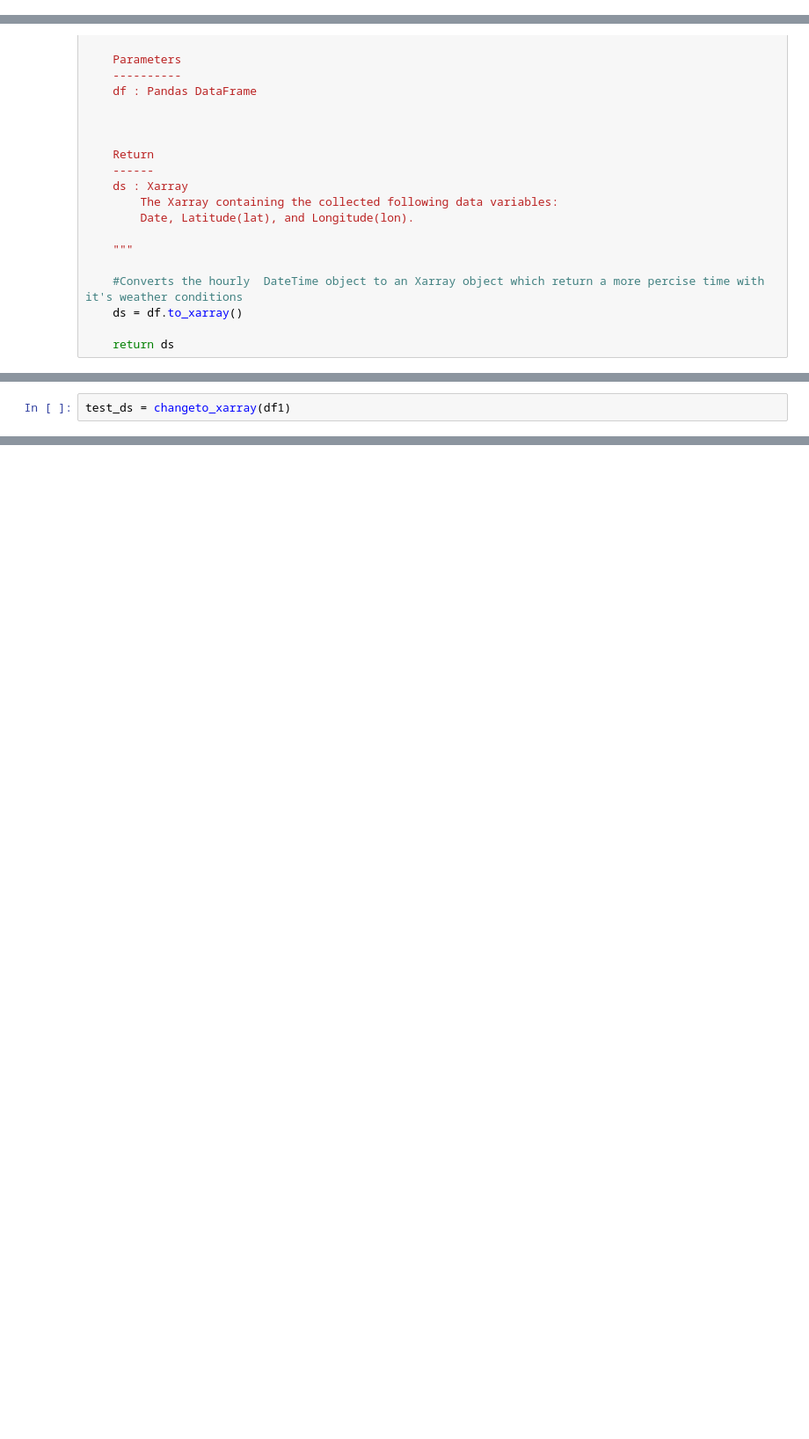
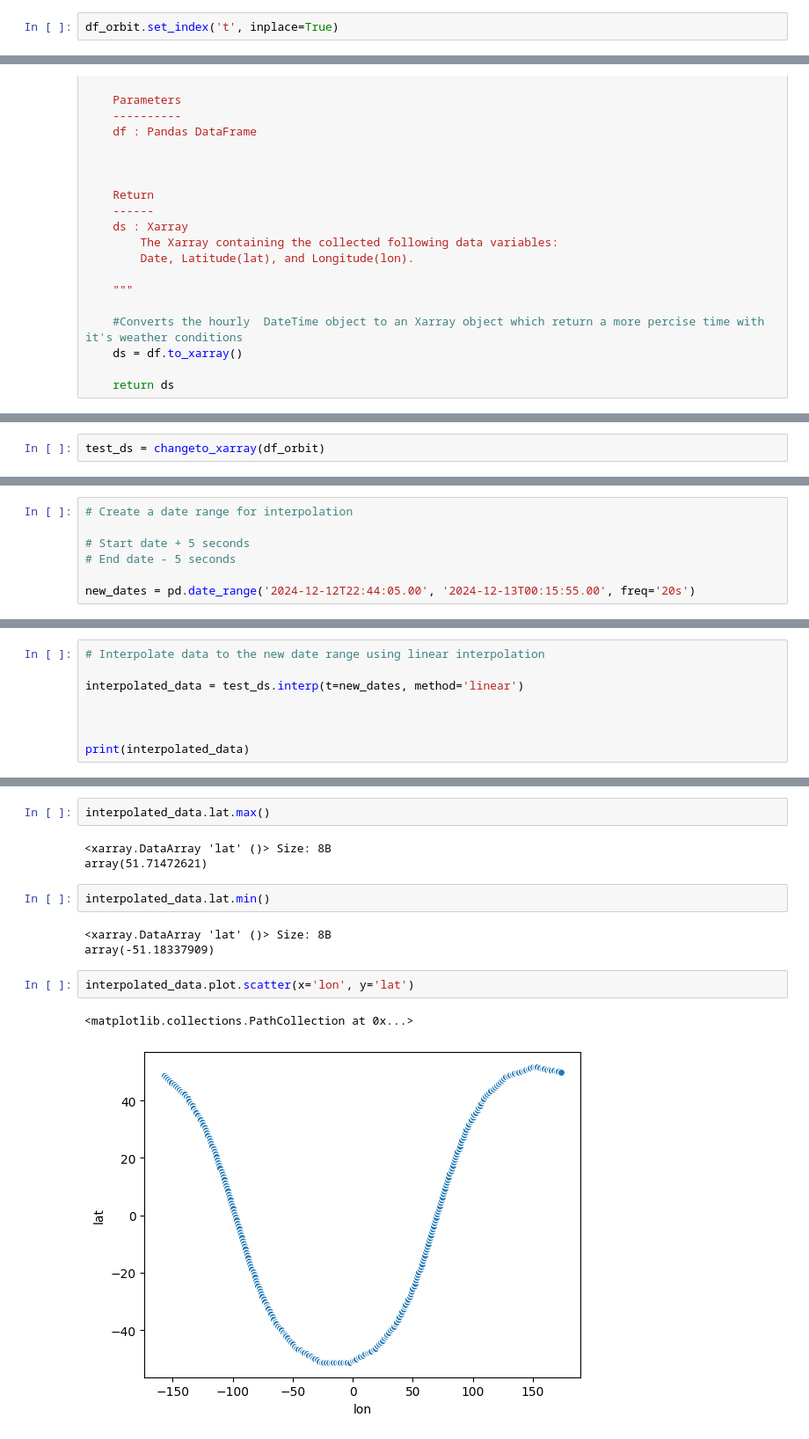
Before and after one commit to khalil-alexander/get_forecast, a Jupyter notebook: FuturePositionISS.ipynb, the cells around one changed output, grey strips where cells are left out. Shown at 88% size. Saved outputs shown, nothing was run; the diff lists cells and outputs as text; blank space fills up the shorter version.

```diff
--- a/FuturePositionISS.ipynb
+++ b/FuturePositionISS.ipynb
@@ -290,0 +315,2 @@ df1
+# %%
+df_orbit.set_index('t', inplace=True)
@@ -421,5 +452,5 @@ df1
 # %%
-test_ds = changeto_xarray(df1)
+test_ds = changeto_xarray(df_orbit)
 # %%
 test_ds
 # %% [output]
@@ -443,0 +512,7 @@ test_datetwo = pd.to_datetime(test_datetwo, format='%Y-%m-%d %H:%M')
+# %%
+# Create a date range for interpolation
+
+# Start date + 5 seconds
+# End date - 5 seconds
+
+new_dates = pd.date_range('2024-12-12T22:44:05.00', '2024-12-13T00:15:55.00', freq='20s')
@@ -477,0 +544,8 @@ def obtain_interpolation(start_date: string, end_date: string, ds):
+# %%
+# Interpolate data to the new date range using linear interpolation
+
+interpolated_data = test_ds.interp(t=new_dates, method='linear')
+
+
+
+print(interpolated_data)
@@ -477,0 +610,15 @@ def obtain_interpolation(start_date: string, end_date: string, ds):
+# %%
+interpolated_data.lat.max()
+# %% [output]
+<xarray.DataArray 'lat' ()> Size: 8B
+array(51.71472621)
+# %%
+interpolated_data.lat.min()
+# %% [output]
+<xarray.DataArray 'lat' ()> Size: 8B
+array(-51.18337909)
+# %%
+interpolated_data.plot.scatter(x='lon', y='lat')
+# %% [output]
+<matplotlib.collections.PathCollection at 0x...>
+[figure, added]
```
Also changed, not shown: parts of 52 cells of this notebook.
